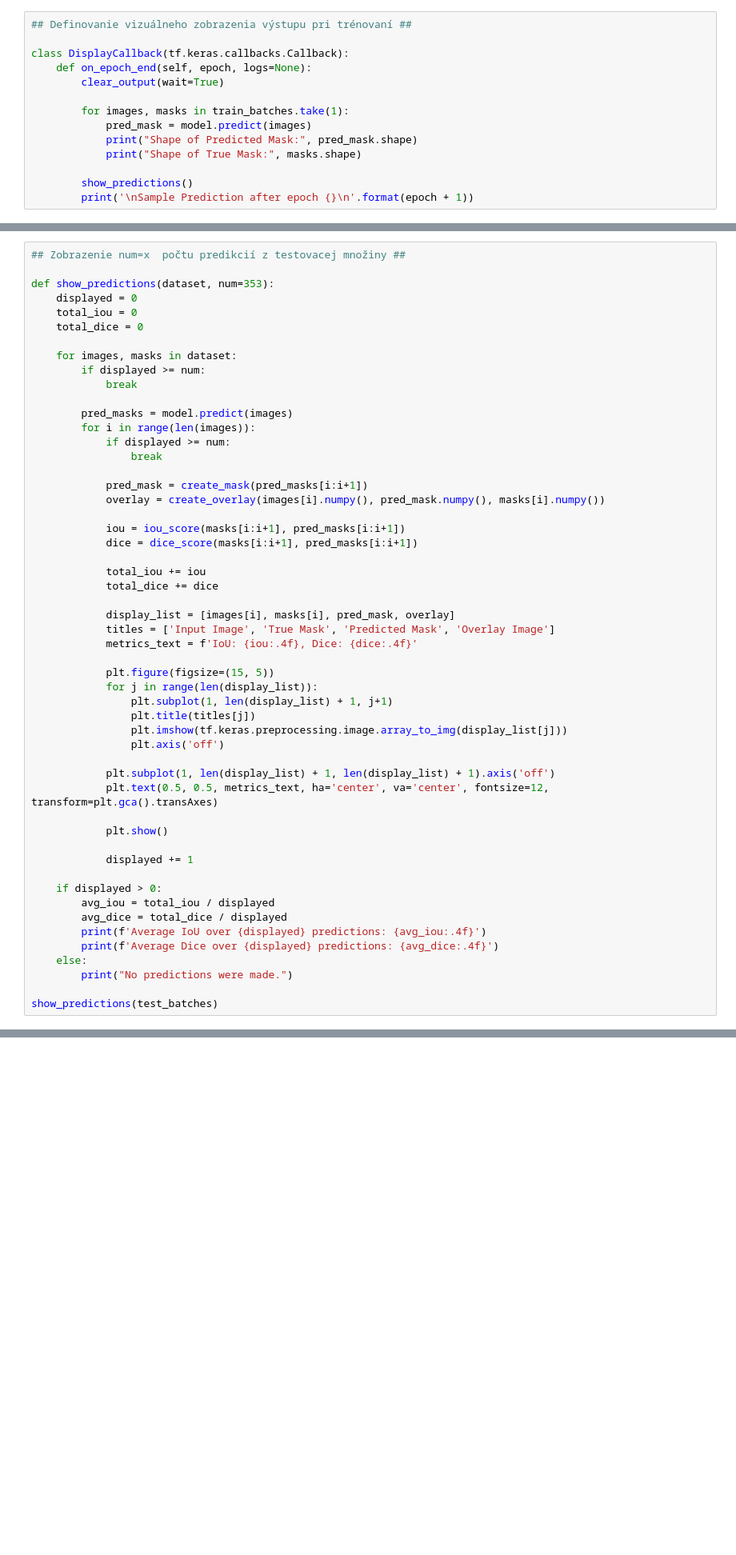
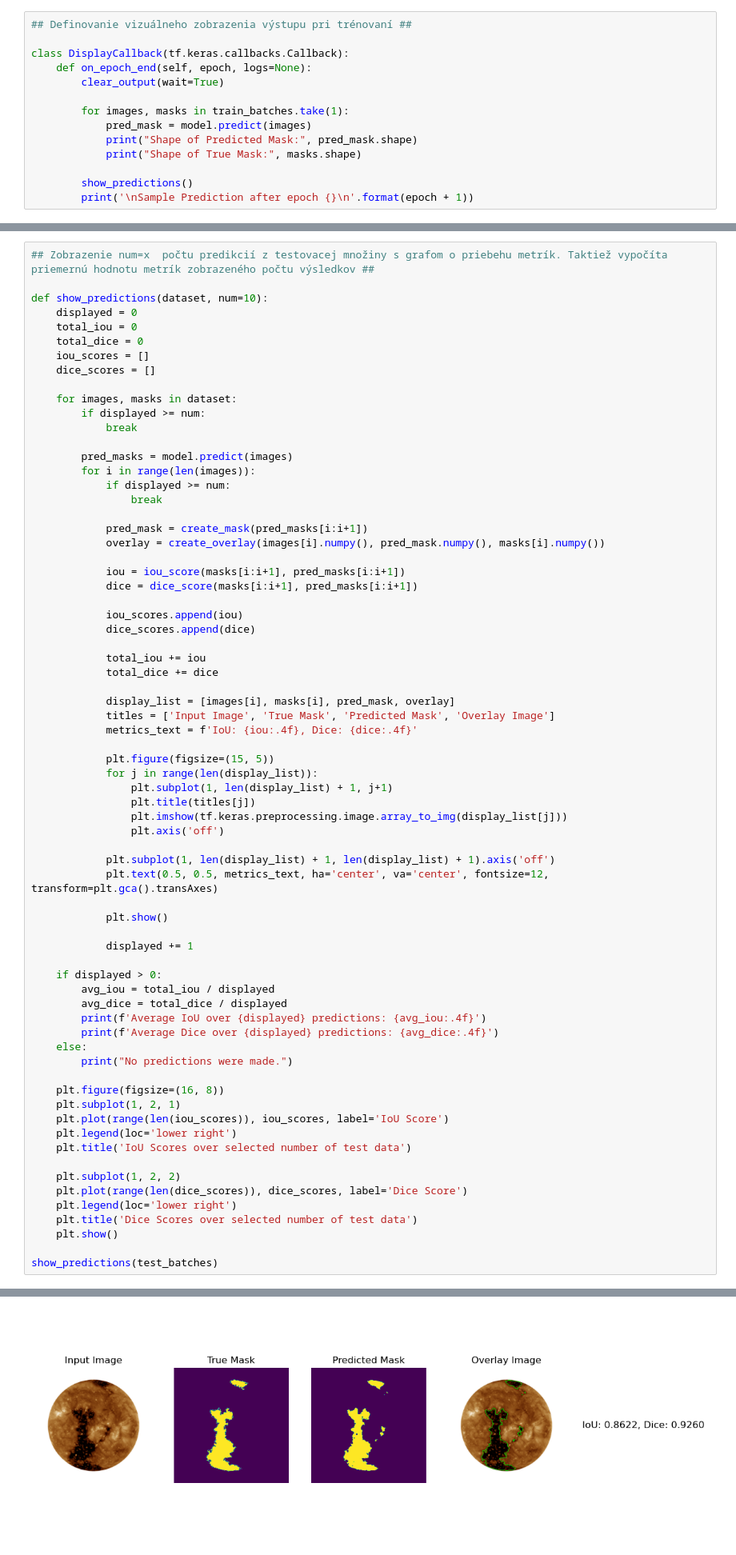
Before and after one commit to kkuichi/mm738mp, a Jupyter notebook: Pix2Pix_coronal_holes.ipynb, the cells around one changed output, grey strips where cells are left out. Shown at 80% size. Cells and saved outputs as stored; diff of their text form; blank space fills up the shorter version.

```diff
--- a/Pix2Pix_coronal_holes.ipynb
+++ b/Pix2Pix_coronal_holes.ipynb
@@ -288,12 +342,14 @@ def dice_score(true, pred):
     dice = (2 * tf.reduce_sum(intersection)) / (tf.reduce_sum(tf.cast(true, tf.float32)) + tf.reduce_sum(tf.cast(pred, tf.float32)))
     return dice.numpy()
 # %%
-## Zobrazenie num=x  počtu predikcií z testovacej množiny ##
+## Zobrazenie num=x  počtu predikcií z testovacej množiny s grafom o priebehu metrík. Taktiež vypočíta priemernú hodnotu metrík zobrazeného počtu výsledkov ##
 
-def show_predictions(dataset, num=353):
+def show_predictions(dataset, num=10):
     displayed = 0
     total_iou = 0
     total_dice = 0
+    iou_scores = []
+    dice_scores = []
 
     for images, masks in dataset:
         if displayed >= num:
@@ -309,6 +365,9 @@ def show_predictions(dataset, num=353):
 
             iou = iou_score(masks[i:i+1], pred_masks[i:i+1])
             dice = dice_score(masks[i:i+1], pred_masks[i:i+1])
+
+            iou_scores.append(iou)
+            dice_scores.append(dice)
 
             total_iou += iou
             total_dice += dice
@@ -339,4 +398,17 @@ def show_predictions(dataset, num=353):
     else:
         print("No predictions were made.")
 
+    plt.figure(figsize=(16, 8))
+    plt.subplot(1, 2, 1)
+    plt.plot(range(len(iou_scores)), iou_scores, label='IoU Score')
+    plt.legend(loc='lower right')
+    plt.title('IoU Scores over selected number of test data')
+
+    plt.subplot(1, 2, 2)
+    plt.plot(range(len(dice_scores)), dice_scores, label='Dice Score')
+    plt.legend(loc='lower right')
+    plt.title('Dice Scores over selected number of test data')
+    plt.show()
+
 show_predictions(test_batches)
+# %% [output]
@@ -342,0 +416 @@ show_predictions(test_batches)
+[figure, added]
```
Also changed, not shown: parts of 7 cells of this notebook.
